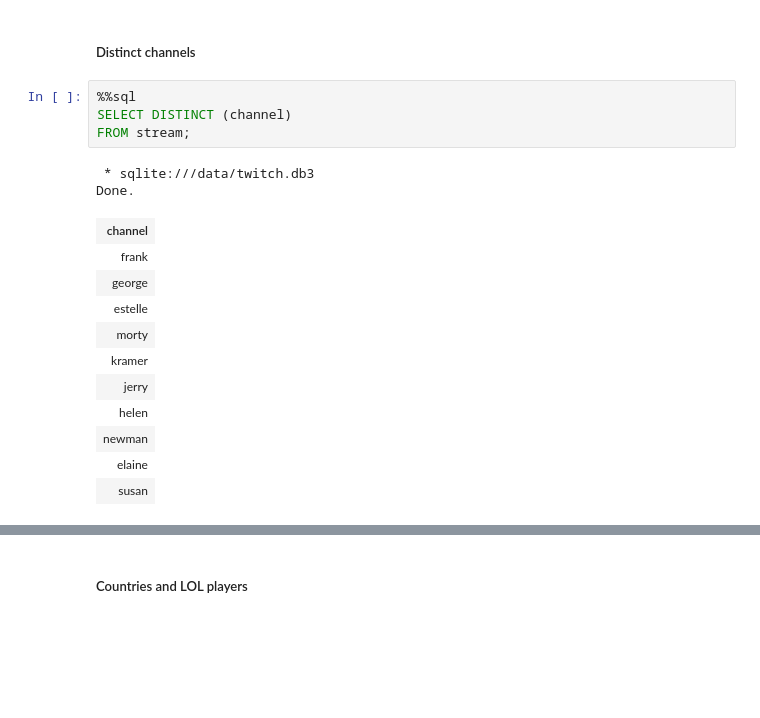
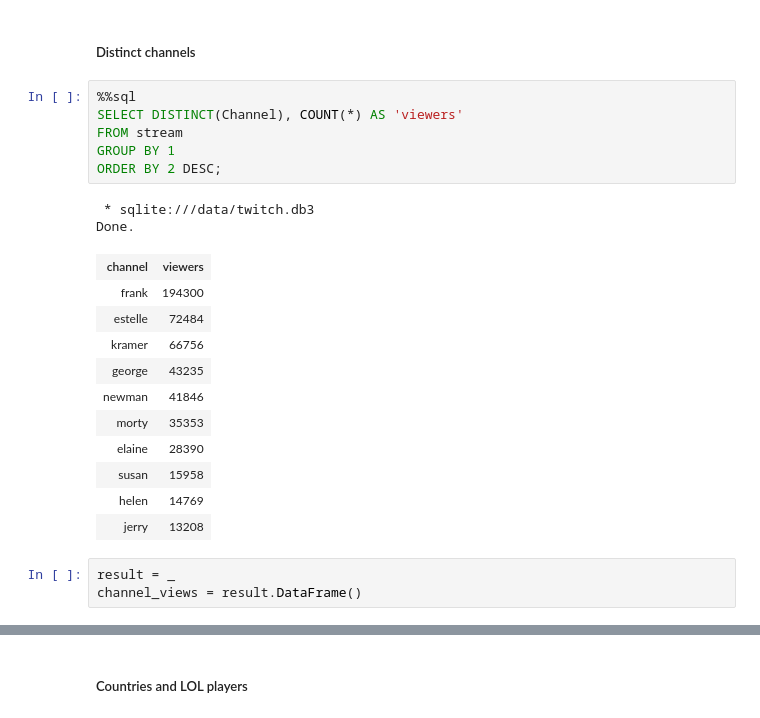
Before and after one commit to santiagobs/data-analysis-twitch, a Jupyter notebook: twitch.ipynb, the cells around one changed output, grey strips where cells are left out. Cells and saved outputs as stored; diff of their text form; blank space fills up the shorter version.

```diff
--- a/twitch.ipynb
+++ b/twitch.ipynb
@@ -96,20 +96,25 @@ Done.
 <h5>Distinct channels</h5>
 # %%
 %%sql
-SELECT DISTINCT (channel)
-FROM stream;
+SELECT DISTINCT(Channel), COUNT(*) AS 'viewers'
+FROM stream
+GROUP BY 1
+ORDER BY 2 DESC;
 # %% [output]
  * sqlite:///data/twitch.db3
 Done.
-| channel |
-| frank |
-| george |
-| estelle |
-| morty |
-| kramer |
-| jerry |
-| helen |
-| newman |
-| elaine |
-| susan |
+| channel | viewers |
+| frank | 194300 |
+| estelle | 72484 |
+| kramer | 66756 |
+| george | 43235 |
+| newman | 41846 |
+| morty | 35353 |
+| elaine | 28390 |
+| susan | 15958 |
+| helen | 14769 |
+| jerry | 13208 |
+# %%
+result = _
+channel_views = result.DataFrame()
 # %% [markdown]
```
Also changed, not shown: parts of 12 cells of this notebook.
